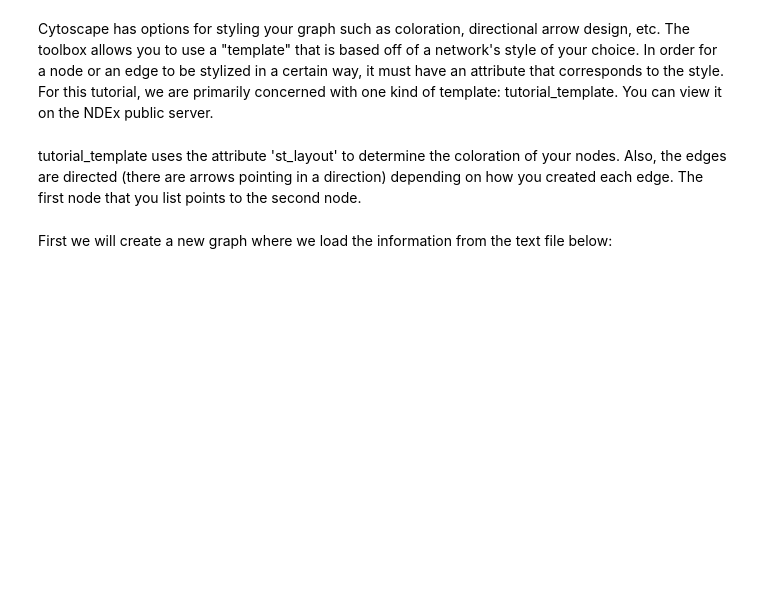
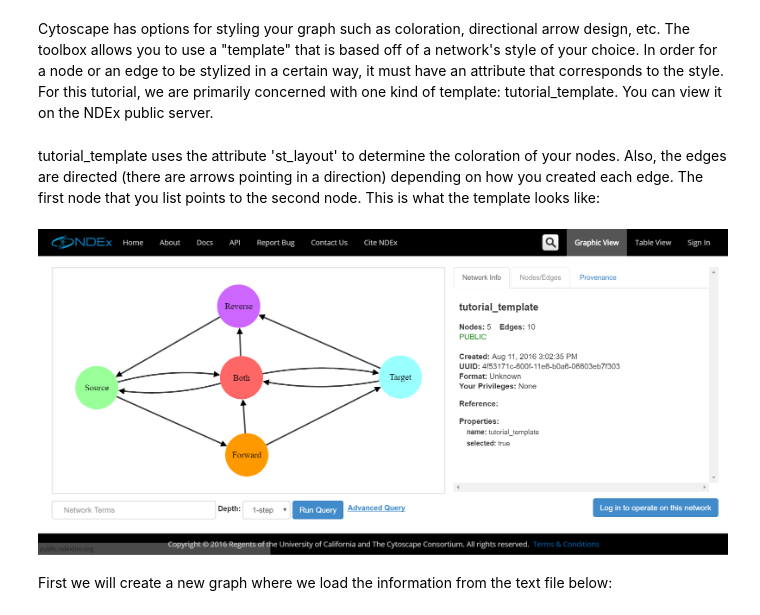
Before and after one commit to ndexbio/ndex-jupyter-notebooks, a Jupyter notebook: notebooks/NetworkN Layout and Cytoscape Styling Tutorial.ipynb, the cells around one changed output. Drawn from its saved outputs; the diff is of its cells as text; code cells hidden in the pictures; blank space fills up the shorter version.

Commit message:
Capitalizations and image changes

```diff
--- a/notebooks/NetworkN Layout and Cytoscape Styling Tutorial.ipynb
+++ b/notebooks/NetworkN Layout and Cytoscape Styling Tutorial.ipynb
@@ -119,7 +119,12 @@ plt.show()
 Cytoscape has options for styling your graph such as coloration, directional arrow design, etc. The toolbox allows you to use a "template" that is based off of a network's style of your choice. In order for a node or an edge to be stylized in a certain way, it must have an attribute that corresponds to the style.
 For this tutorial, we are primarily concerned with one kind of template: tutorial_template. You can view it on the NDEx public server.
 # %% [markdown]
-tutorial_template uses the attribute 'st_layout' to determine the coloration of your nodes. Also, the edges are directed (there are arrows pointing in a direction) depending on how you created each edge. The first node that you list points to the second node.
+tutorial_template uses the attribute 'st_layout' to determine the coloration of your nodes. Also, the edges are directed (there are arrows pointing in a direction) depending on how you created each edge. The first node that you list points to the second node. This is what the template looks like:
+# %%
+from IPython.display import Image, display;
+display(Image(filename='screenshot_4.PNG'))
+# %% [output]
+[figure, added]
 # %% [markdown]
 First we will create a new graph where we load the information from the text file below:
 # %%
```
Also changed, not shown: parts of 1 cell of this notebook, 3 other files.
